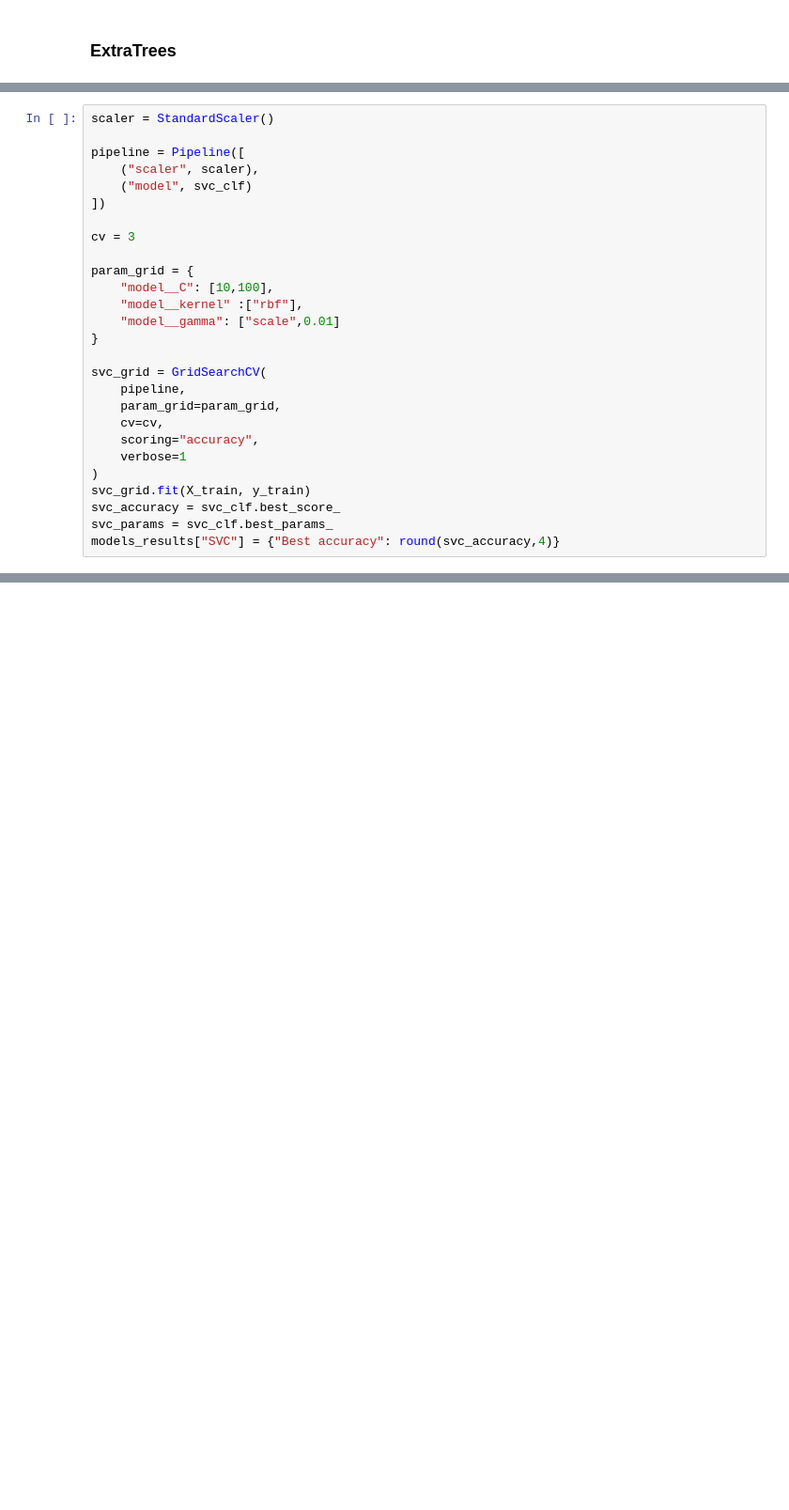
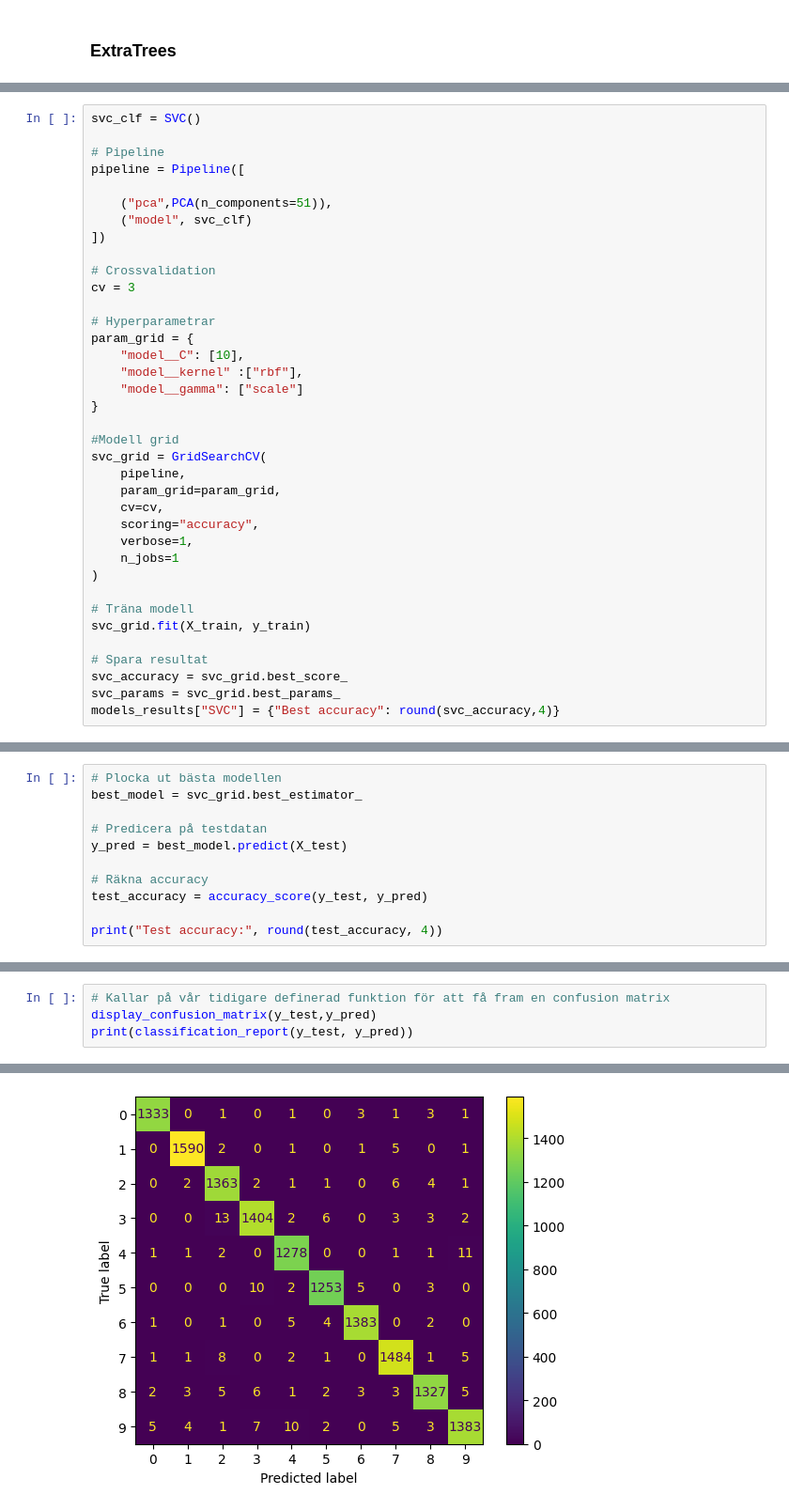
Before and after one commit to LinneMannen/ML_Kunskapskrav_2, a Jupyter notebook: Mnist_Modeller.ipynb, the cells around one changed output, grey strips where cells are left out. Shown at 94% size. Saved outputs shown, nothing was run; the diff lists cells and outputs as text; blank space fills up the shorter version.

```diff
--- a/Mnist_Modeller.ipynb
+++ b/Mnist_Modeller.ipynb
@@ -200,28 +354,38 @@ Best hyperparams: {'model__n_estimators': 250}
 # %%
-scaler = StandardScaler()
+svc_clf = SVC()
 
+# Pipeline
 pipeline = Pipeline([
-    ("scaler", scaler),
+
+    ("pca",PCA(n_components=51)),
     ("model", svc_clf)
 ])
 
+# Crossvalidation
 cv = 3
 
+# Hyperparametrar
 param_grid = {
-    "model__C": [10,100],
+    "model__C": [10],
     "model__kernel" :["rbf"],
-    "model__gamma": ["scale",0.01]
+    "model__gamma": ["scale"]
 }
 
+#Modell grid
 svc_grid = GridSearchCV(
     pipeline,
     param_grid=param_grid,
     cv=cv,
     scoring="accuracy",
-    verbose=1
+    verbose=1,
+    n_jobs=1
 )
+
+# Träna modell
 svc_grid.fit(X_train, y_train)
-svc_accuracy = svc_clf.best_score_
-svc_params = svc_clf.best_params_
+
+# Spara resultat
+svc_accuracy = svc_grid.best_score_
+svc_params = svc_grid.best_params_
 models_results["SVC"] = {"Best accuracy": round(svc_accuracy,4)}
 # %% [output]
@@ -237,0 +411,11 @@ Accuracy for each model
+# %%
+# Plocka ut bästa modellen
+best_model = svc_grid.best_estimator_
+
+# Predicera på testdatan
+y_pred = best_model.predict(X_test)
+
+# Räkna accuracy
+test_accuracy = accuracy_score(y_test, y_pred)
+
+print("Test accuracy:", round(test_accuracy, 4))
@@ -237,0 +426,5 @@ Accuracy for each model
+# %%
+# Kallar på vår tidigare definerad funktion för att få fram en confusion matrix
+display_confusion_matrix(y_test,y_pred)
+print(classification_report(y_test, y_pred))
+# %% [output]
@@ -237,0 +447 @@ Accuracy for each model
+[figure, added]
```
Also changed, not shown: parts of 40 cells of this notebook, 1 other file.
